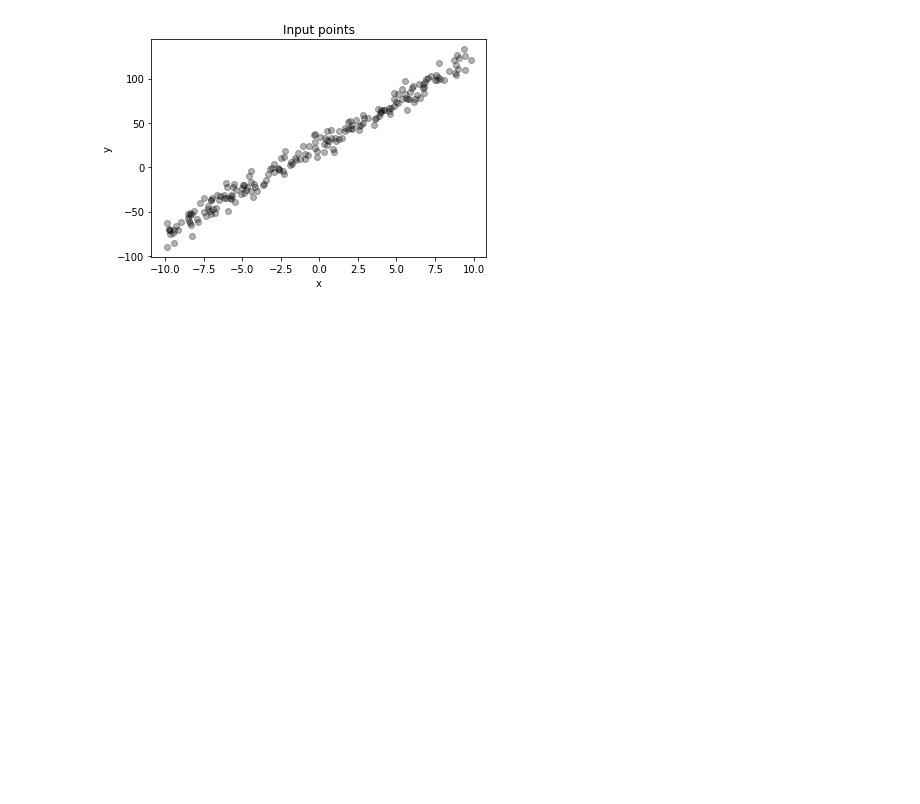
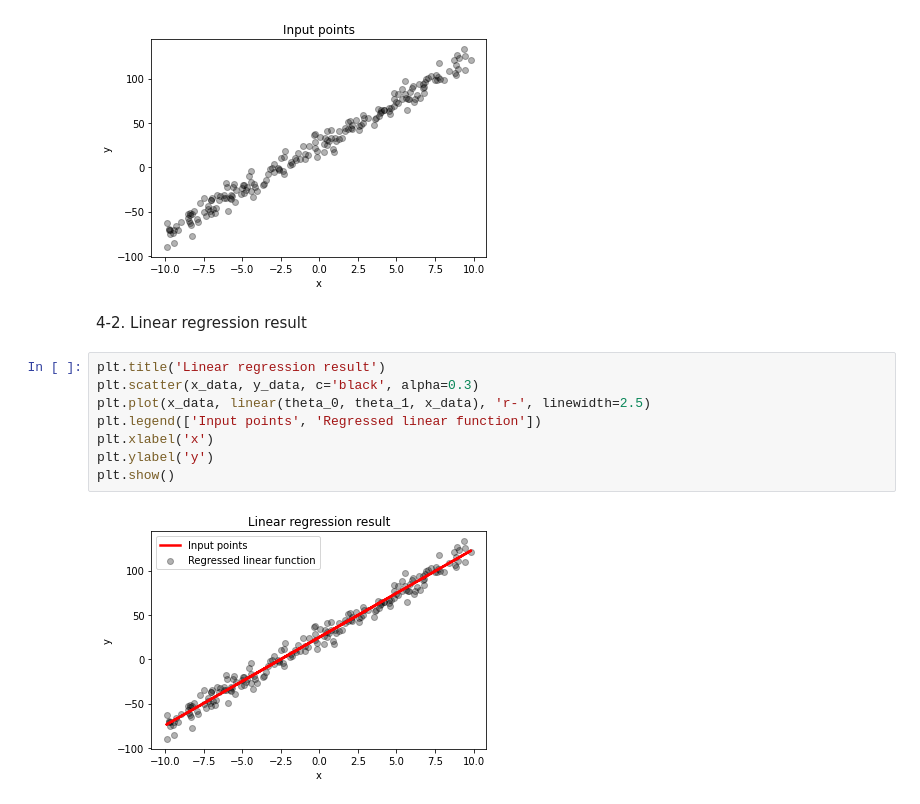
Before and after one commit to ihooni/class-MachineLearning, a Jupyter notebook: 03/assignment-03.ipynb, the cells around one changed output. Cells and saved outputs as stored; diff of their text form; blank space fills up the shorter version.

Commit message:
chore: plotting the linear regression result

```diff
--- a/03/assignment-03.ipynb
+++ b/03/assignment-03.ipynb
@@ -80,3 +80,15 @@ plt.ylabel('y')
 plt.show()
 # %% [output]
 [figure]
+# %% [markdown]
+4-2. Linear regression result
+# %%
+plt.title('Linear regression result')
+plt.scatter(x_data, y_data, c='black', alpha=0.3)
+plt.plot(x_data, linear(theta_0, theta_1, x_data), 'r-', linewidth=2.5)
+plt.legend(['Input points', 'Regressed linear function'])
+plt.xlabel('x')
+plt.ylabel('y')
+plt.show()
+# %% [output]
+[figure, added]
```
